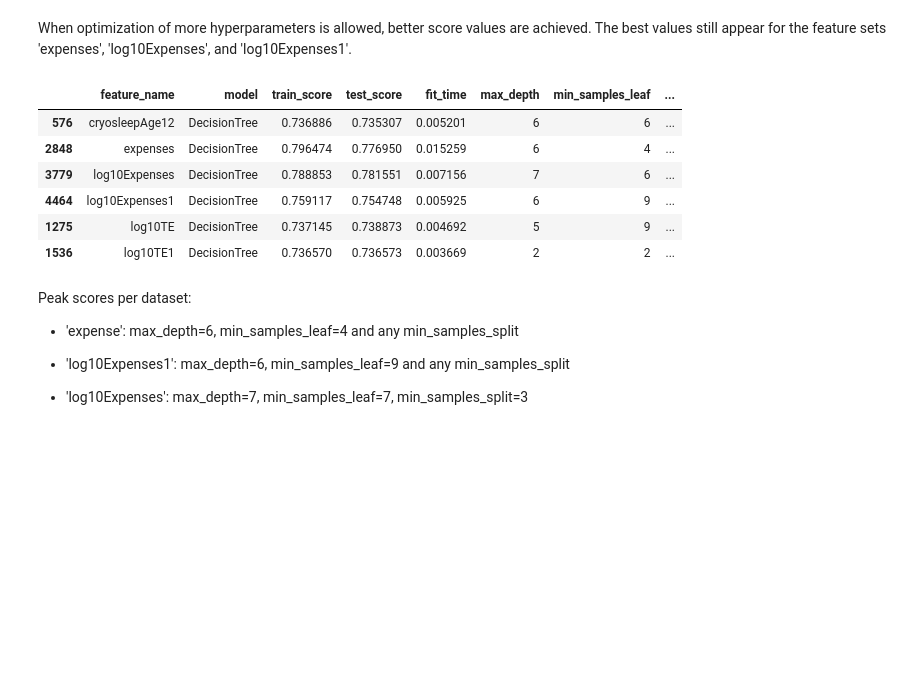
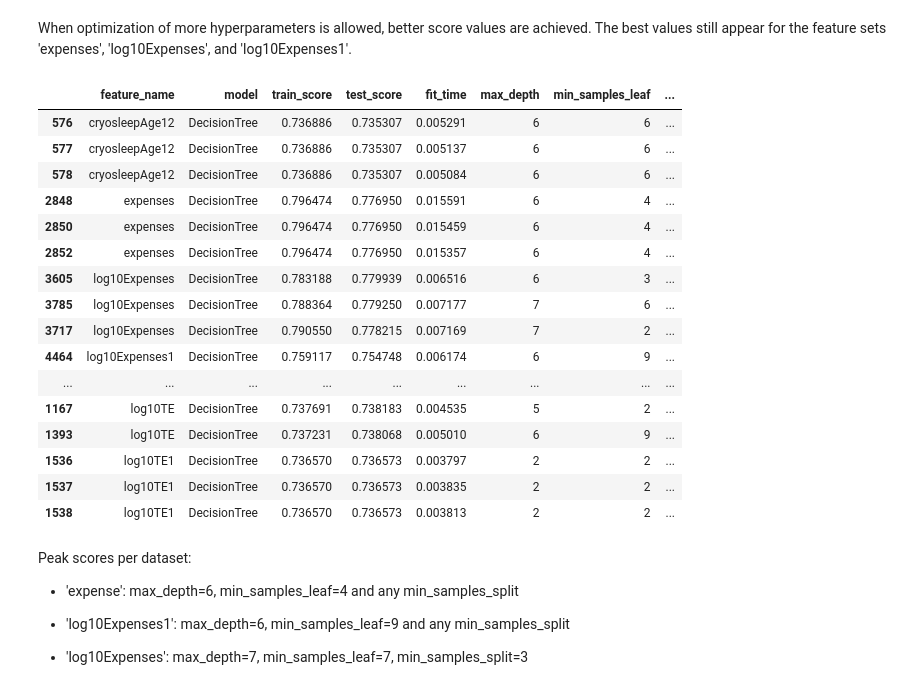
Before and after one commit to mapardo-lab/spaceshipTitanic, a Jupyter notebook: ModelTraining.ipynb, the cells around one changed output. Drawn from its saved outputs; the diff is of its cells as text; code cells hidden in the pictures; blank space fills up the shorter version.

```diff
--- a/ModelTraining.ipynb
+++ b/ModelTraining.ipynb
@@ -169,18 +169,28 @@ results = run_experiments(dataproc, experiments, X_train, y_train)
 # %% [markdown]
 When optimization of more hyperparameters is allowed, better score values are achieved. The best values still appear for the feature sets 'expenses', 'log10Expenses', and 'log10Expenses1'.
 # %%
-max_indices = pd.DataFrame(results).drop(['features'],axis=1).groupby('feature_name')['test_score'].idxmax()
-df_max = pd.DataFrame(results).drop(['features'],axis=1).loc[max_indices]
+df = pd.DataFrame(results).drop(['features'],axis=1)
+df_max3 = df.sort_values(['feature_name', 'test_score'], ascending=[True, False]).groupby('feature_name').head(3)
 
-expand_parameters(df_max)
+expand_parameters(df_max3)
 # %% [output]
 |  | feature_name | model | train_score | test_score | fit_time | max_depth | min_samples_leaf | ... |
-| 576 | cryosleepAge12 | DecisionTree | 0.736886 | 0.735307 | 0.005201 | 6 | 6 | ... |
-| 2848 | expenses | DecisionTree | 0.796474 | 0.776950 | 0.015259 | 6 | 4 | ... |
-| 3779 | log10Expenses | DecisionTree | 0.788853 | 0.781551 | 0.007156 | 7 | 6 | ... |
-| 4464 | log10Expenses1 | DecisionTree | 0.759117 | 0.754748 | 0.005925 | 6 | 9 | ... |
-| 1275 | log10TE | DecisionTree | 0.737145 | 0.738873 | 0.004692 | 5 | 9 | ... |
-| 1536 | log10TE1 | DecisionTree | 0.736570 | 0.736573 | 0.003669 | 2 | 2 | ... |
+| 576 | cryosleepAge12 | DecisionTree | 0.736886 | 0.735307 | 0.005291 | 6 | 6 | ... |
+| 577 | cryosleepAge12 | DecisionTree | 0.736886 | 0.735307 | 0.005137 | 6 | 6 | ... |
+| 578 | cryosleepAge12 | DecisionTree | 0.736886 | 0.735307 | 0.005084 | 6 | 6 | ... |
+| 2848 | expenses | DecisionTree | 0.796474 | 0.776950 | 0.015591 | 6 | 4 | ... |
+| 2850 | expenses | DecisionTree | 0.796474 | 0.776950 | 0.015459 | 6 | 4 | ... |
+| 2852 | expenses | DecisionTree | 0.796474 | 0.776950 | 0.015357 | 6 | 4 | ... |
+| 3605 | log10Expenses | DecisionTree | 0.783188 | 0.779939 | 0.006516 | 6 | 3 | ... |
+| 3785 | log10Expenses | DecisionTree | 0.788364 | 0.779250 | 0.007177 | 7 | 6 | ... |
+| 3717 | log10Expenses | DecisionTree | 0.790550 | 0.778215 | 0.007169 | 7 | 2 | ... |
+| 4464 | log10Expenses1 | DecisionTree | 0.759117 | 0.754748 | 0.006174 | 6 | 9 | ... |
+| ... | ... | ... | ... | ... | ... | ... | ... | ... |
+| 1167 | log10TE | DecisionTree | 0.737691 | 0.738183 | 0.004535 | 5 | 2 | ... |
+| 1393 | log10TE | DecisionTree | 0.737231 | 0.738068 | 0.005010 | 6 | 9 | ... |
+| 1536 | log10TE1 | DecisionTree | 0.736570 | 0.736573 | 0.003797 | 2 | 2 | ... |
+| 1537 | log10TE1 | DecisionTree | 0.736570 | 0.736573 | 0.003835 | 2 | 2 | ... |
+| 1538 | log10TE1 | DecisionTree | 0.736570 | 0.736573 | 0.003813 | 2 | 2 | ... |
 # %%
 # TODO Why 'log10TE1' 2, 2, 2???
 # %% [markdown]
```
Also changed, not shown: parts of 23 cells of this notebook, 1 other file.
